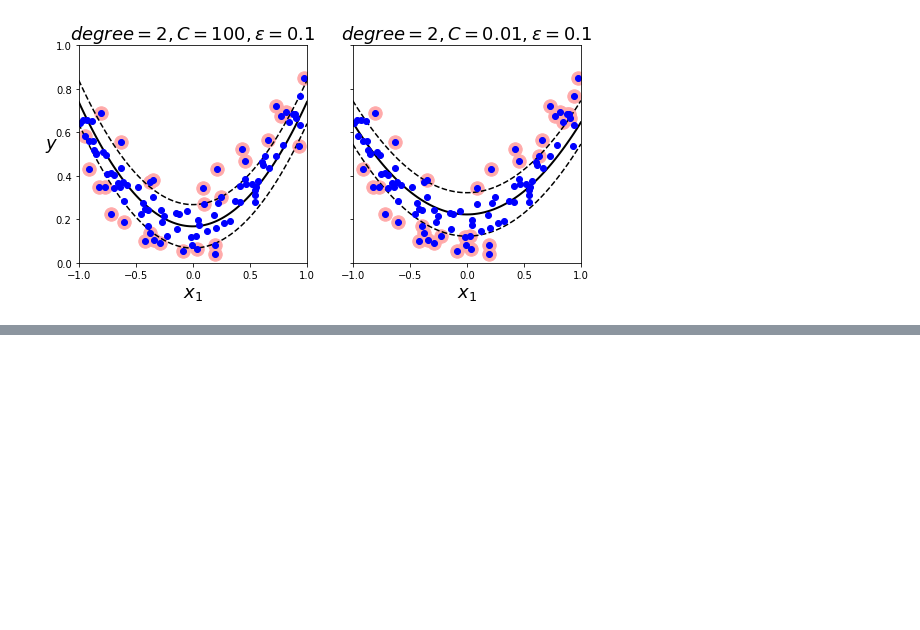
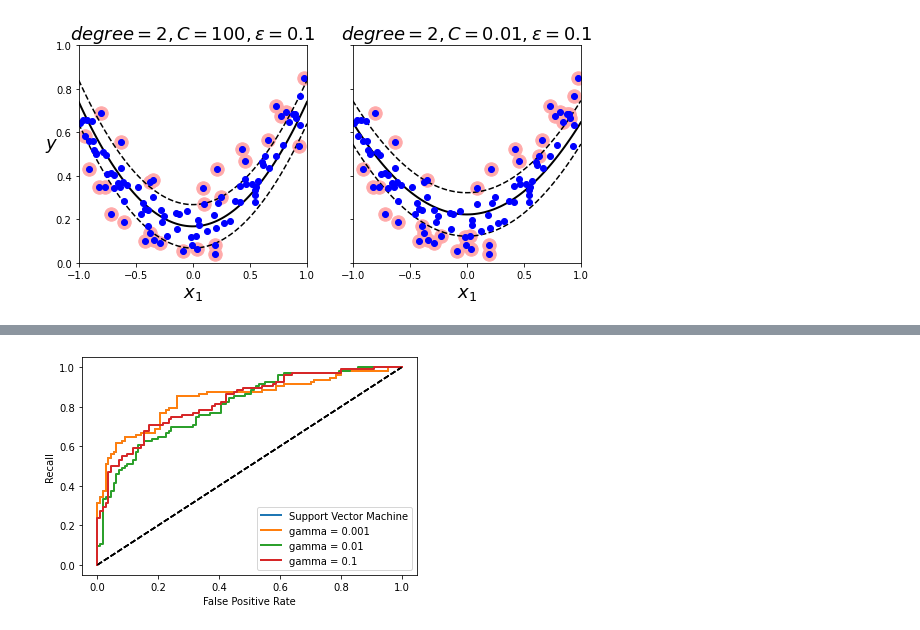
Before and after one commit to jiayuanteng/Hands_on_ML2, a Jupyter notebook: 5_Support_Vector_Machine.ipynb, the cells around one changed output, grey strips where cells are left out. Cells and saved outputs as stored; diff of their text form; code cells hidden in the pictures; blank space fills up the shorter version.

```diff
--- a/5_Support_Vector_Machine.ipynb
+++ b/5_Support_Vector_Machine.ipynb
@@ -296,0 +437,7 @@ Text(0.5, 1.0, '$degree=2, C=0.01, \\epsilon = 0.1$')
+# %%
+plot_roc_curve(fpr_col[1], tpr_col[1], label = 'Support Vector Machine')
+plot_roc_curve(fpr_col[2], tpr_col[2], label = 'gamma = 0.001')
+plot_roc_curve(fpr_col[3], tpr_col[3], label = 'gamma = 0.01')
+plot_roc_curve(fpr_col[4], tpr_col[4], label = 'gamma = 0.1')
+# %% [output]
+[figure, added]
```
Also changed, not shown: parts of 13 cells of this notebook.
